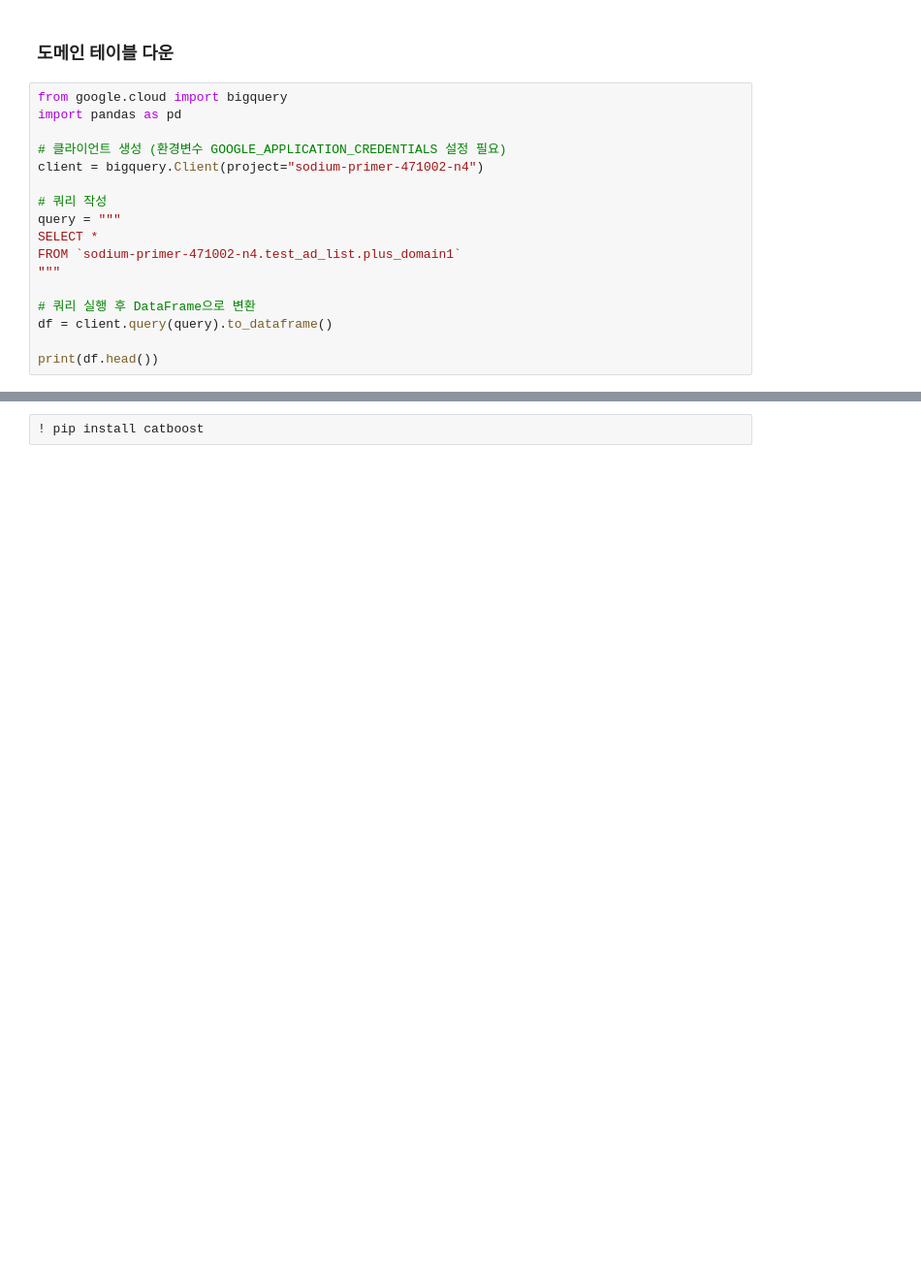
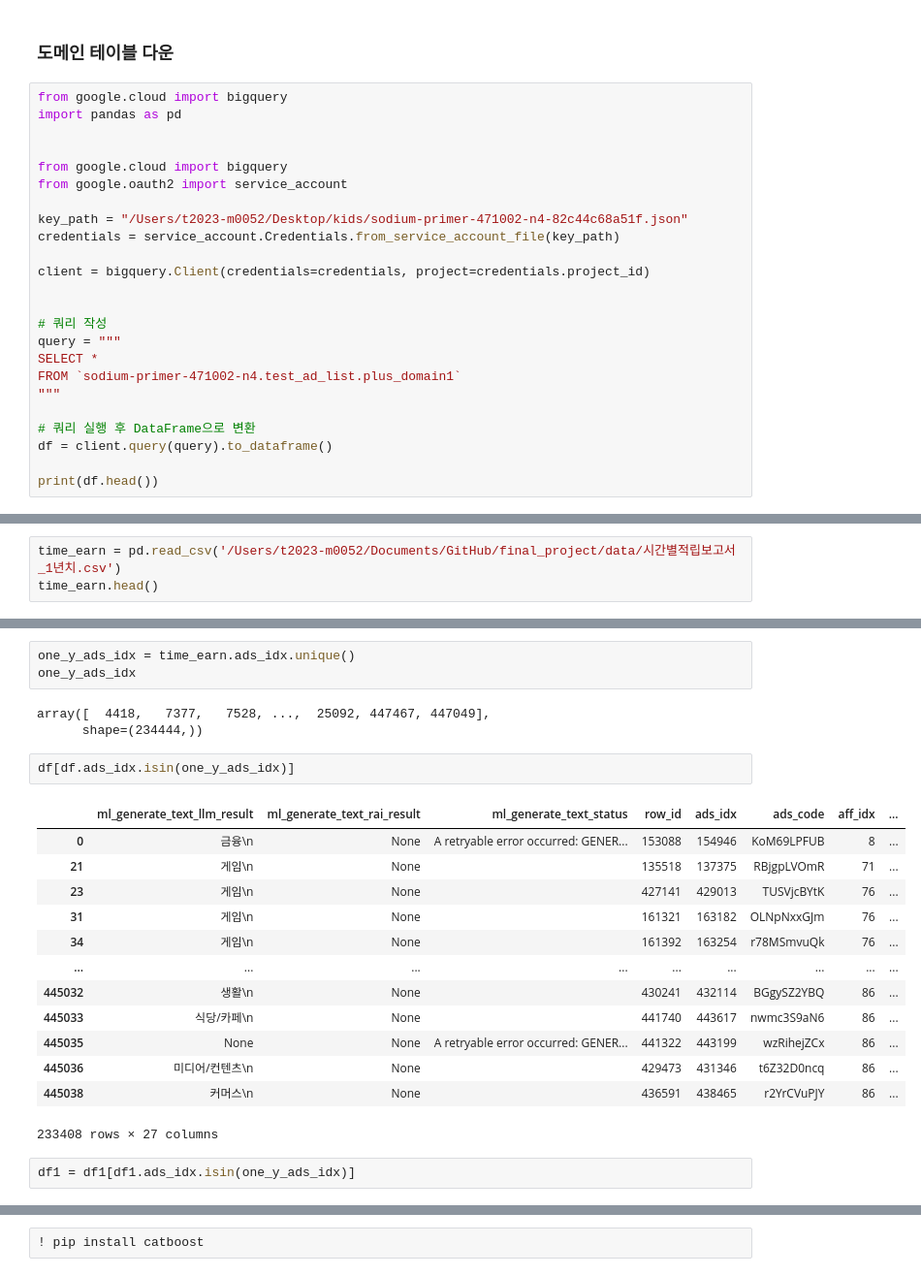
Before and after one commit to sese7414/reward_ads_project, a Jupyter notebook: Sehee/recommend.ipynb, the cells around one changed output, grey strips where cells are left out. Shown at 97% size. Cells and saved outputs as stored; diff of their text form; blank space fills up the shorter version.

```diff
--- a/Sehee/recommend.ipynb
+++ b/Sehee/recommend.ipynb
@@ -19,8 +20,15 @@ from sklearn.metrics import calinski_harabasz_score, davies_bouldin_score
 from google.cloud import bigquery
 import pandas as pd
 
-# 클라이언트 생성 (환경변수 GOOGLE_APPLICATION_CREDENTIALS 설정 필요)
-client = bigquery.Client(project="sodium-primer-471002-n4")
+
+from google.cloud import bigquery
+from google.oauth2 import service_account
+
+key_path = "/Users/t2023-m0052/Desktop/kids/sodium-primer-471002-n4-82c44c68a51f.json"
+credentials = service_account.Credentials.from_service_account_file(key_path)
+
+client = bigquery.Client(credentials=credentials, project=credentials.project_id)
+
 
 # 쿼리 작성
 query = """
@@ -36,0 +135,3 @@ DefaultCredentialsError: Your default credentials were not found. To set up Appl
+# %%
+time_earn = pd.read_csv('/Users/t2023-m0052/Documents/GitHub/final_project/data/시간별적립보고서_1년치.csv')
+time_earn.head()
@@ -36,0 +145,24 @@ DefaultCredentialsError: Your default credentials were not found. To set up Appl
+# %%
+one_y_ads_idx = time_earn.ads_idx.unique()
+one_y_ads_idx
+# %% [output]
+array([  4418,   7377,   7528, ...,  25092, 447467, 447049],
+      shape=(234444,))
+# %%
+df[df.ads_idx.isin(one_y_ads_idx)]
+# %% [output]
+|  | ml_generate_text_llm_result | ml_generate_text_rai_result | ml_generate_text_status | row_id | ads_idx | ads_code | aff_idx | ... |
+| 0 | 금융\n | None | A retryable error occurred: GENER... | 153088 | 154946 | KoM69LPFUB | 8 | ... |
+| 21 | 게임\n | None |  | 135518 | 137375 | RBjgpLVOmR | 71 | ... |
+| 23 | 게임\n | None |  | 427141 | 429013 | TUSVjcBYtK | 76 | ... |
+| 31 | 게임\n | None |  | 161321 | 163182 | OLNpNxxGJm | 76 | ... |
+| 34 | 게임\n | None |  | 161392 | 163254 | r78MSmvuQk | 76 | ... |
+| ... | ... | ... | ... | ... | ... | ... | ... | ... |
+| 445032 | 생활\n | None |  | 430241 | 432114 | BGgySZ2YBQ | 86 | ... |
+| 445033 | 식당/카페\n | None |  | 441740 | 443617 | nwmc3S9aN6 | 86 | ... |
+| 445035 | None | None | A retryable error occurred: GENER... | 441322 | 443199 | wzRihejZCx | 86 | ... |
+| 445036 | 미디어/컨텐츠\n | None |  | 429473 | 431346 | t6Z32D0ncq | 86 | ... |
+| 445038 | 커머스\n | None |  | 436591 | 438465 | r2YrCVuPJY | 86 | ... |
+233408 rows × 27 columns
+# %%
+df1 = df1[df1.ads_idx.isin(one_y_ads_idx)]
```
Also changed, not shown: parts of 74 cells of this notebook, 1 other file.
